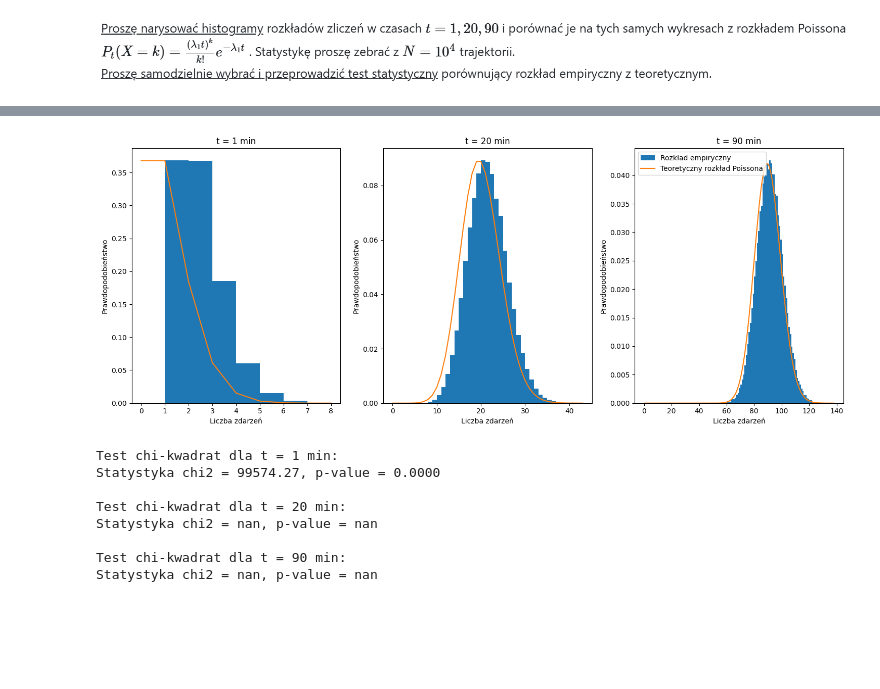
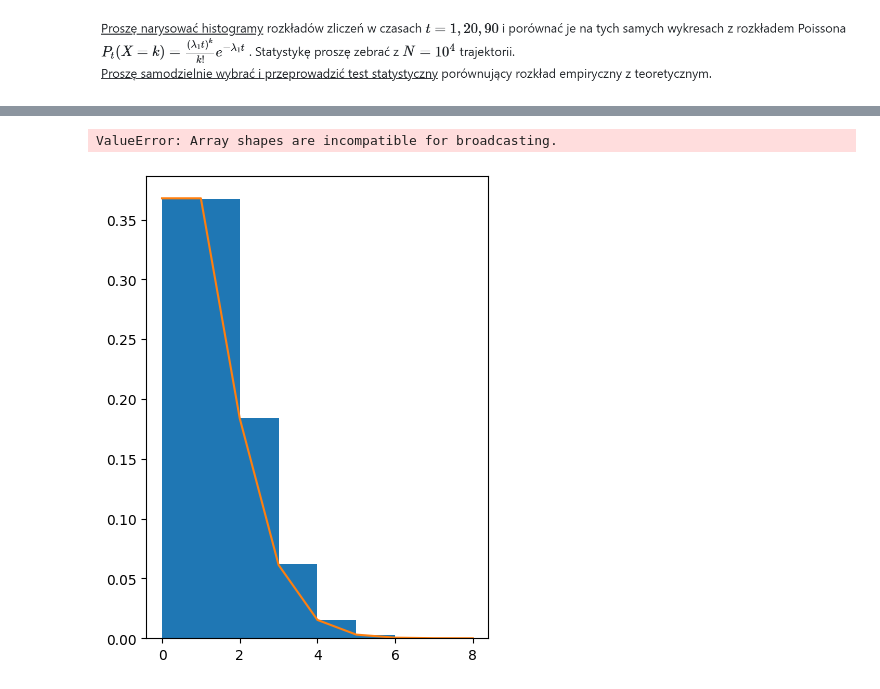
Before and after one commit to Blato122/MetodyStatystyczne-2024.25, a Jupyter notebook: poisson_processes/ex13.ipynb, the cells around one changed output, grey strips where cells are left out. Saved outputs shown, nothing was run; the diff lists cells and outputs as text; code cells hidden in the pictures; blank space fills up the shorter version.

```diff
--- a/poisson_processes/ex13.ipynb
+++ b/poisson_processes/ex13.ipynb
@@ -16,7 +17,7 @@ def scotts_bin_width(data):
     return n_bins
 # %%
 def poisson_distribution(lambda1, k):
-    return (lambda1 ** k) * (math.e ** -lambda1) / math.factorial(k)
+    return (lambda1 ** k) * np.exp(-lambda1) / math.factorial(k)
 # %%
 def generate_time(lambda1):
     u = random.random()
@@ -40,56 +52,37 @@ trajectories = \
 # %%
 counts = defaultdict(list)
 for traj in trajectories:
     for t in times:
         counts[t].append(sum(1 for event in traj if event <= t))
 
 plt.figure(figsize=(15, 6))
 for i, t in enumerate(times):
     plt.subplot(1, len(times), i+1) # 1 row, len(times) columns, i+1-th plot
 
     # https://en.wikipedia.org/wiki/Histogram#Number_of_bins_and_width
     # n_bins = scotts_bin_width(counts[t])
-    # n_bins = np.ceil(max(counts[t]) - min(counts[t])).astype(int)
-    bins = np.arange(min(counts[t]), max(counts[t]), 1) # looks best out of all tested methods
-    plt.hist(counts[t], bins=bins, density=True, label="Rozkład empiryczny")
+    bins = range(min(counts[t]), max(counts[t])+1) # looks ok
+    hist_values, bin_edges, _ = plt.hist(counts[t], bins=bins, density=True, label="Rozkład empiryczny")
 
-    k_values = range(max(counts[t])+1)
+    k_values = range(min(counts[t]), max(counts[t])+1)
     poisson_probs = [poisson_distribution(lambda1*t, k) for k in k_values]
     plt.plot(k_values, poisson_probs, label="Teoretyczny rozkład Poissona")
+
+    # chi2:
+    expected = np.array(poisson_probs) * len(counts[t])
+    observed = hist_values * len(counts[t])
+    # observed.extend([0] * (len(expected) - len(observed)))
+    np.concatenate((observed, [0] * (len(expected) - len(observed))))
+    chi2_stat, p_value = chisquare(observed, expected)
+    print(f"t = {t} min: chi2_stat = {chi2_stat}, p_value = {p_value}")
 
     plt.title(f"t = {t} min")
     plt.xlabel("Liczba zdarzeń")
     plt.ylabel("Prawdopodobieństwo")
 
 plt.legend()
 plt.tight_layout()
 plt.show()
 # %% [output]
+ValueError: Array shapes are incompatible for broadcasting.
-[figure, old version]
+[figure, new version]
-# %%
-from scipy.stats import chisquare
-
-for t in times:
-    # Obliczenie histogramu obserwowanych częstości
-    observed_counts = np.bincount(counts[t]) # Count number of occurrences of each value in array of non-negative ints.
-    observed_frequencies = observed_counts / len(counts[t])
-
-    # Obliczenie oczekiwanych częstości na podstawie rozkładu Poissona
-    k_values = np.arange(len(observed_counts))
-    poisson_probs = [poisson_distribution(lambda1*t, k) for k in k_values]
-    expected_frequencies = poisson_probs / np.sum(poisson_probs)
-    expected_counts = expected_frequencies * len(counts[t])
-
-    # Wykonanie testu chi-kwadrat
-    chi2_stat, p_value = chisquare(f_obs=observed_counts, f_exp=expected_counts)
-    print(f"Test chi-kwadrat dla t = {t} min:")
-    print(f"Statystyka chi2 = {chi2_stat:.2f}, p-value = {p_value:.4f}\n")
-# %% [output]
-Test chi-kwadrat dla t = 1 min:
-Statystyka chi2 = 99574.27, p-value = 0.0000
-
-Test chi-kwadrat dla t = 20 min:
-Statystyka chi2 = nan, p-value = nan
-
-Test chi-kwadrat dla t = 90 min:
-Statystyka chi2 = nan, p-value = nan
```
Also changed, not shown: parts of 3 cells of this notebook, 1 other file.
